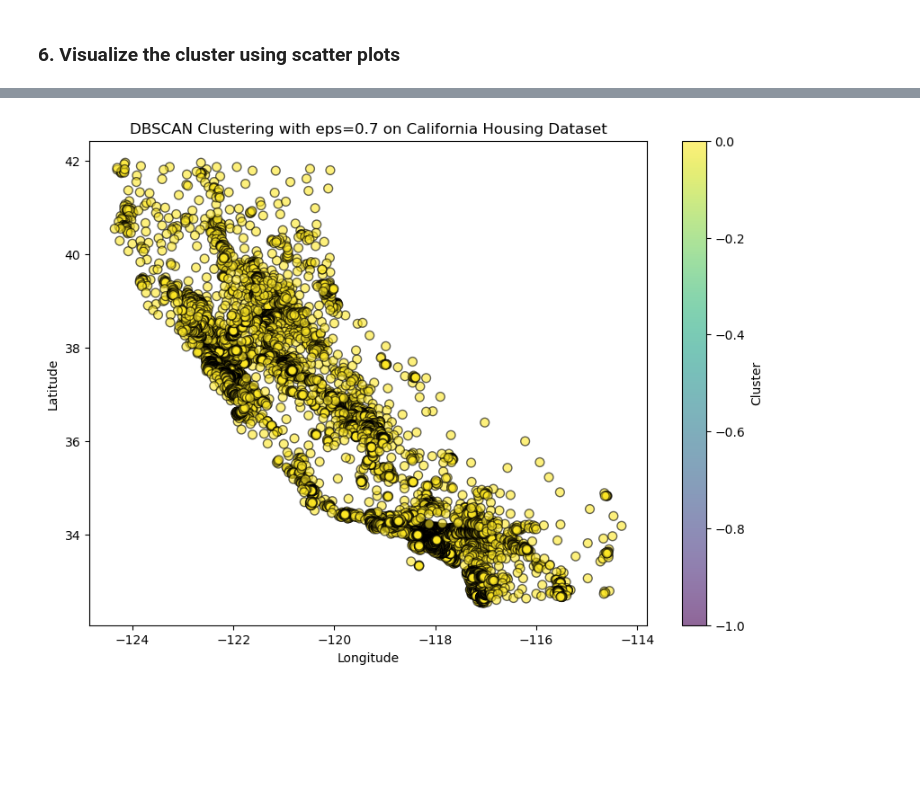
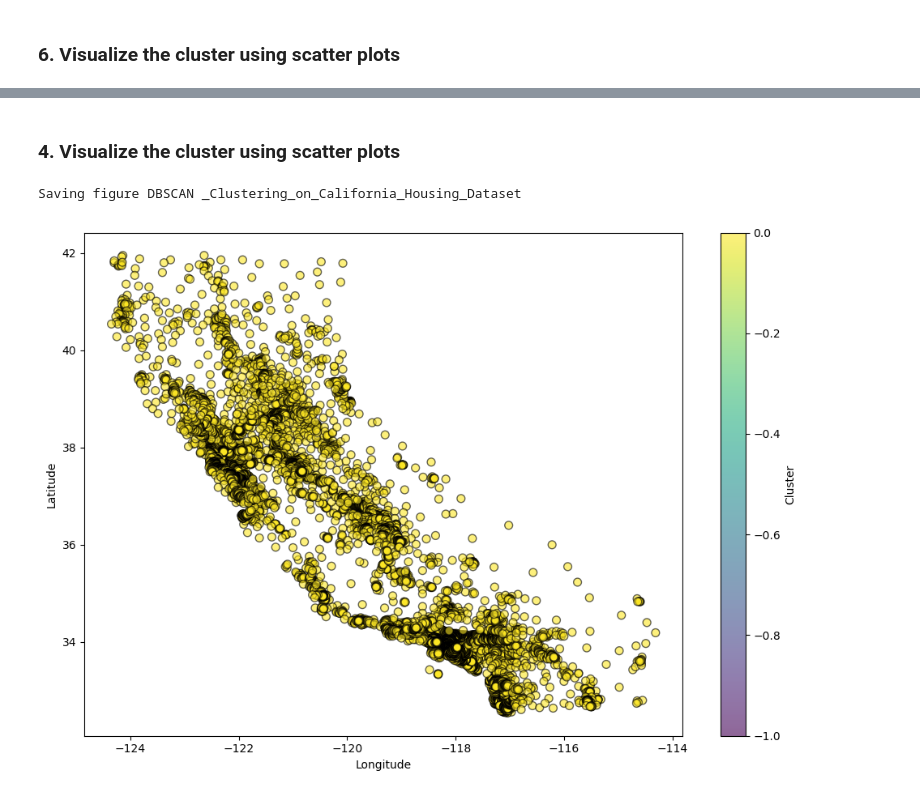
Before and after one commit to marcou347/IAI600Lab6, a Jupyter notebook: Lab6.ipynb, the cells around one changed output, grey strips where cells are left out. Saved outputs shown, nothing was run; the diff lists cells and outputs as text; code cells hidden in the pictures; blank space fills up the shorter version.

```diff
--- a/Lab6.ipynb
+++ b/Lab6.ipynb
@@ -248,0 +249,38 @@ eps: 0.8, min_samples: 10, silhouette score: 0.39324919913993583
+# %%
+from sklearn.cluster import DBSCAN
+from sklearn.metrics import silhouette_score
+from sklearn.pipeline import Pipeline
+from sklearn.preprocessing import StandardScaler
+import matplotlib.pyplot as plt
+
+# Define a range of epsilon (eps) values to explore
+eps_values = [0.1,0.2,0.3,0.4,0.5, 0.6, 0.7, 0.8, 0.9, 1]
+
+# Define a range of min_samples values to explore
+min_samples_values = [1, 2, 3, 5, 7, 10, 20, 30]
+
+# List to store silhouette scores for each combination of eps and min_samples
+silhouette_scores = []
+
+# Iterate over both eps and min_samples values
+for eps in eps_values:
+    for min_samples in min_samples_values:
+        # Create a pipeline with scaling and DBSCAN
+        pipeline = Pipeline([
+            ('scaler', StandardScaler()),
+            ('dbscan', DBSCAN(eps=eps, min_samples=min_samples))
+        ])
+
+        # Fit the pipeline to the data
+        pipeline.fit(housing_data_selected)
+
+        # Predict cluster labels (-1 labels indicate noise points)
+        cluster_labels = pipeline['dbscan'].labels_
+
+        # Only calculate silhouette score if there are more than one cluster (ignoring noise points)
+        if len(set(cluster_labels)) > 1 and -1 in cluster_labels:
+            # Calculate silhouette score
+            score = silhouette_score(housing_data_selected, cluster_labels)
+            silhouette_scores.append((eps, min_samples, score))
+        else:
+            silhouette_scores.append((eps, min_samples, None))  # Append None if clustering didn't result in valid clusters
@@ -273,3 +317,5 @@ plt.show()
+# %% [markdown]
+### 4. Visualize the cluster using scatter plots
 # %%
 from sklearn.cluster import DBSCAN
 from sklearn.pipeline import Pipeline
@@ -277,37 +323,39 @@ from sklearn.preprocessing import StandardScaler
 import matplotlib.pyplot as plt
 
 # Define the parameters for DBSCAN
-eps_value = 0.7  # You can adjust the eps value based on your data
+eps_value = 0.4  # You can adjust the eps value based on your data
 min_samples_value = 5  # Minimum samples required to form a cluster
 
 # Create a pipeline with scaling and DBSCAN
 final_pipeline = Pipeline([
     ('scaler', StandardScaler()),
     ('dbscan', DBSCAN(eps=eps_value, min_samples=min_samples_value))
 ])
 
 # Fit the pipeline to the data
 final_pipeline.fit(housing_data_selected)
 
 # Predict cluster labels
 housing['cluster'] = final_pipeline['dbscan'].labels_
 
 # Visualize the clusters
 plt.figure(figsize=(10, 7))
 plt.scatter(
     housing['longitude'],
     housing['latitude'],
     c=housing['cluster'],
     cmap='viridis',
     marker='o',
     edgecolor='k',
     s=50,
     alpha=0.6
 )
-plt.title(f"DBSCAN Clustering with eps={eps_value} on California Housing Dataset")
+# plt.title(f"DBSCAN Clustering with eps={eps_value} on California Housing Dataset")
 plt.xlabel("Longitude")
 plt.ylabel("Latitude")
 plt.colorbar(label='Cluster')
+save_fig("DBSCAN _Clustering_on_California_Housing_Dataset")
 plt.show()
 # %% [output]
+Saving figure DBSCAN _Clustering_on_California_Housing_Dataset
-[figure, old version]
+[figure, new version]
```
Also changed, not shown: parts of 15 cells of this notebook, 5 other files.
